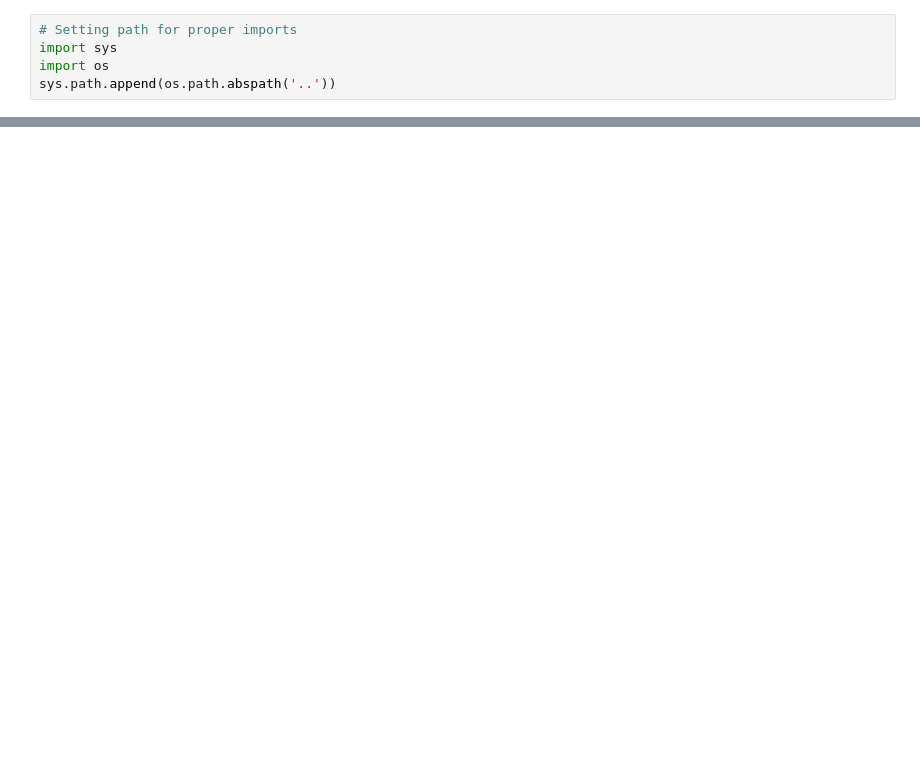
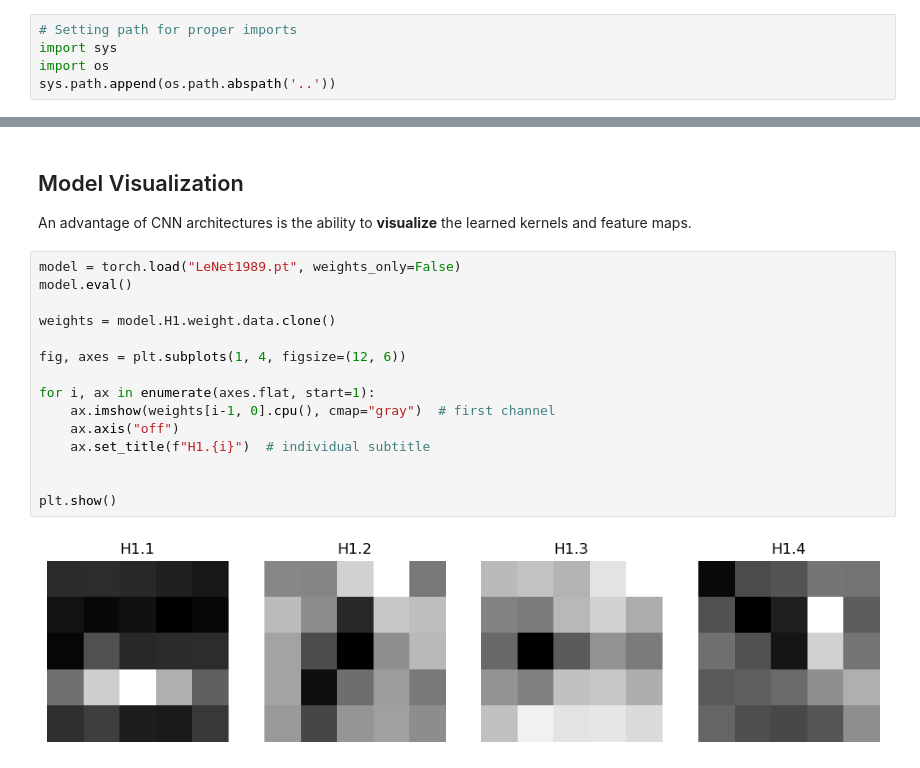
Before and after one commit to vic-rcu/DigitRecognition, a Jupyter notebook: notebooks/reprod.ipynb, the cells around one changed output, grey strips where cells are left out. Drawn from its saved outputs; the diff is of its cells as text; blank space fills up the shorter version.

```diff
--- a/notebooks/reprod.ipynb
+++ b/notebooks/reprod.ipynb
@@ -67,0 +139,21 @@ run a few tuning loops, train on 15 epochs with different parameters for lr and
+# %% [markdown]
+## Model Visualization
+
+An advantage of CNN architectures is the ability to **visualize** the learned kernels and feature maps.
+# %%
+model = torch.load("LeNet1989.pt", weights_only=False)
+model.eval()
+
+weights = model.H1.weight.data.clone()
+
+fig, axes = plt.subplots(1, 4, figsize=(12, 6))
+
+for i, ax in enumerate(axes.flat, start=1):
+    ax.imshow(weights[i-1, 0].cpu(), cmap="gray")  # first channel
+    ax.axis("off")
+    ax.set_title(f"H1.{i}")  # individual subtitle
+
+
+plt.show()
+# %% [output]
+[figure, added]
```
Also changed, not shown: parts of 18 cells of this notebook, 13 other files.
